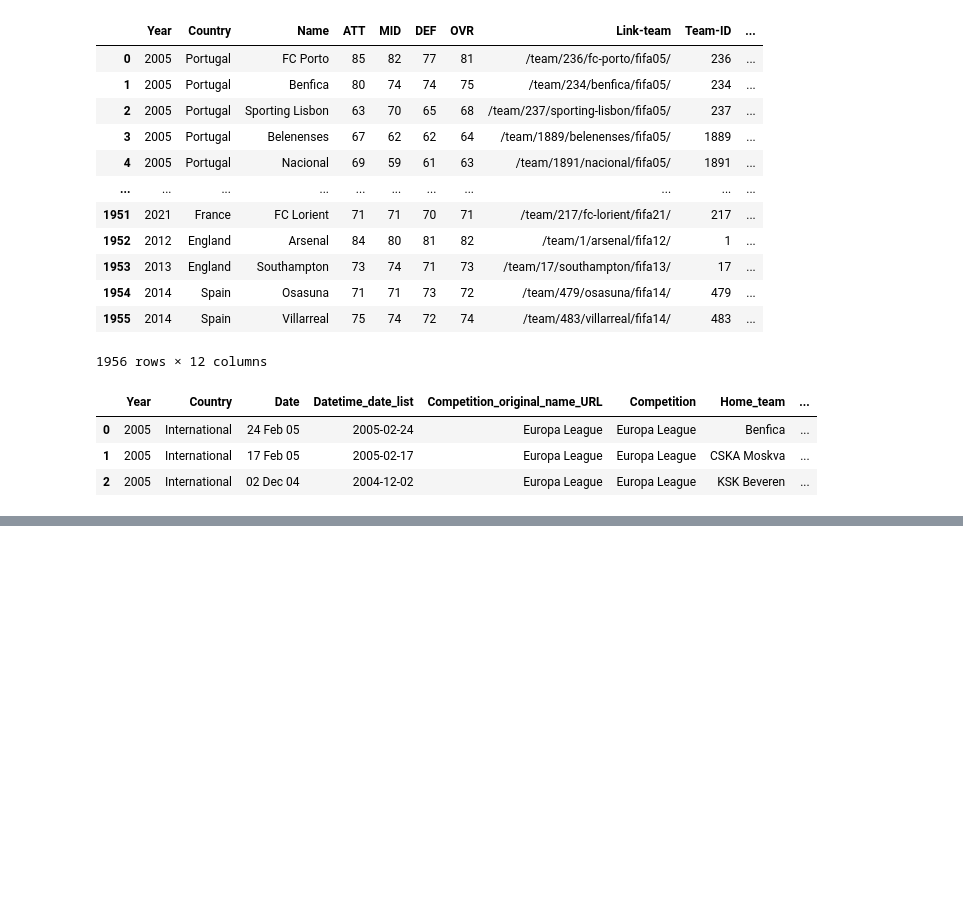
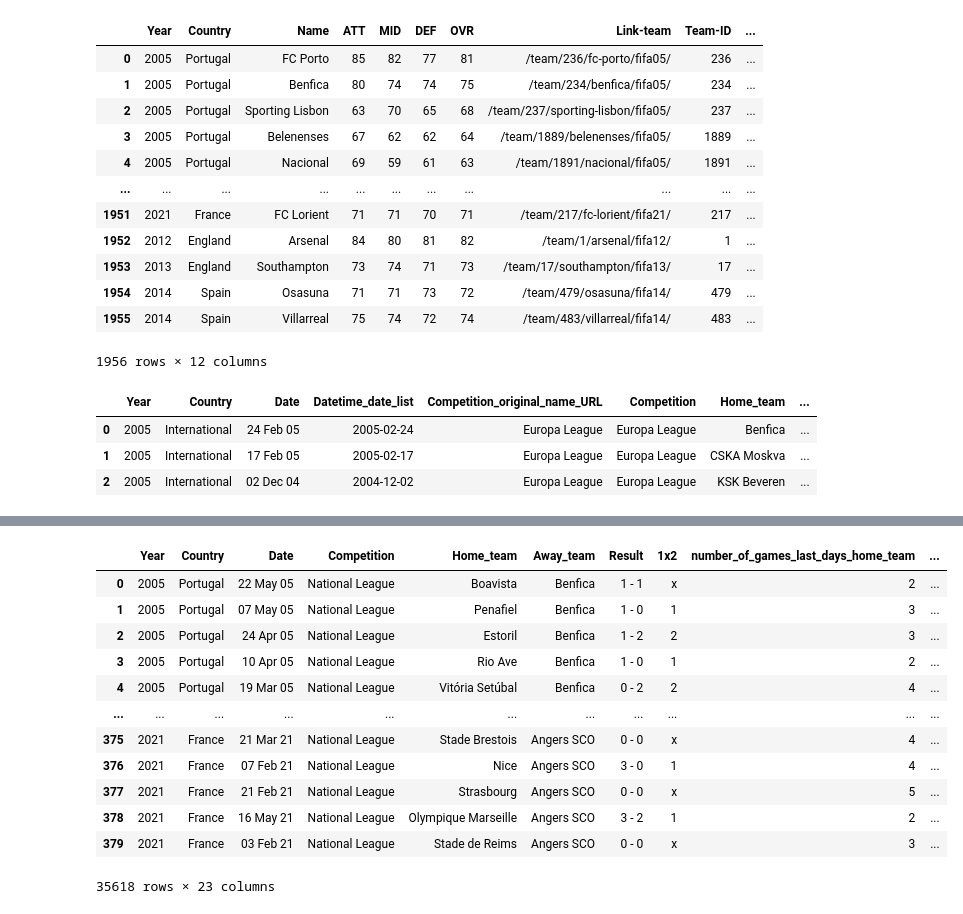
Before and after one commit to TiagoVilaVerde/TFM_KSCHOOL, a Jupyter notebook: 3.Join_Original_and_Fifa_Table.ipynb, the cells around one changed output, grey strips where cells are left out. Cells and saved outputs as stored; diff of their text form; code cells hidden in the pictures; blank space fills up the shorter version.

```diff
--- a/3.Join_Original_and_Fifa_Table.ipynb
+++ b/3.Join_Original_and_Fifa_Table.ipynb
@@ -350,0 +418,31 @@ Budget_Mill_€ --> 0.1
+# %%
+# Let's add another column that tells us if the game between the 2 teams
+# is between rivals
+
+df['Rivals'] = df.apply(
+lambda x: 1 if (x['Home_team'] == x['Away_team_Rival_team'] or x['Away_team'] == x['Home_team_Rival_team']) else 0, axis = 1
+)
+
+# Let's drop some irrelevant columns from the df
+
+df.drop(['Datetime_date_list','Competition_original_name_URL',
+    'Home_score', 'Away_score',
+    'Points_Home_Team', 'Points_Away_Team',
+    'Home_team_fifa_team_all_names',
+    'Away_team_fifa_team_all_names'], axis = 1, inplace = True)
+
+df
+# %% [output]
+|  | Year | Country | Date | Competition | Home_team | Away_team | Result | 1x2 | number_of_games_last_days_home_team | ... |
+| 0 | 2005 | Portugal | 22 May 05 | National League | Boavista | Benfica | 1 - 1 | x | 2 | ... |
+| 1 | 2005 | Portugal | 07 May 05 | National League | Penafiel | Benfica | 1 - 0 | 1 | 3 | ... |
+| 2 | 2005 | Portugal | 24 Apr 05 | National League | Estoril | Benfica | 1 - 2 | 2 | 3 | ... |
+| 3 | 2005 | Portugal | 10 Apr 05 | National League | Rio Ave | Benfica | 1 - 0 | 1 | 2 | ... |
+| 4 | 2005 | Portugal | 19 Mar 05 | National League | Vitória Setúbal | Benfica | 0 - 2 | 2 | 4 | ... |
+| ... | ... | ... | ... | ... | ... | ... | ... | ... | ... | ... |
+| 375 | 2021 | France | 21 Mar 21 | National League | Stade Brestois | Angers SCO | 0 - 0 | x | 4 | ... |
+| 376 | 2021 | France | 07 Feb 21 | National League | Nice | Angers SCO | 3 - 0 | 1 | 4 | ... |
+| 377 | 2021 | France | 21 Feb 21 | National League | Strasbourg | Angers SCO | 0 - 0 | x | 5 | ... |
+| 378 | 2021 | France | 16 May 21 | National League | Olympique Marseille | Angers SCO | 3 - 2 | 1 | 2 | ... |
+| 379 | 2021 | France | 03 Feb 21 | National League | Stade de Reims | Angers SCO | 0 - 0 | x | 3 | ... |
+35618 rows × 23 columns
```
Also changed, not shown: parts of 17 cells of this notebook.
